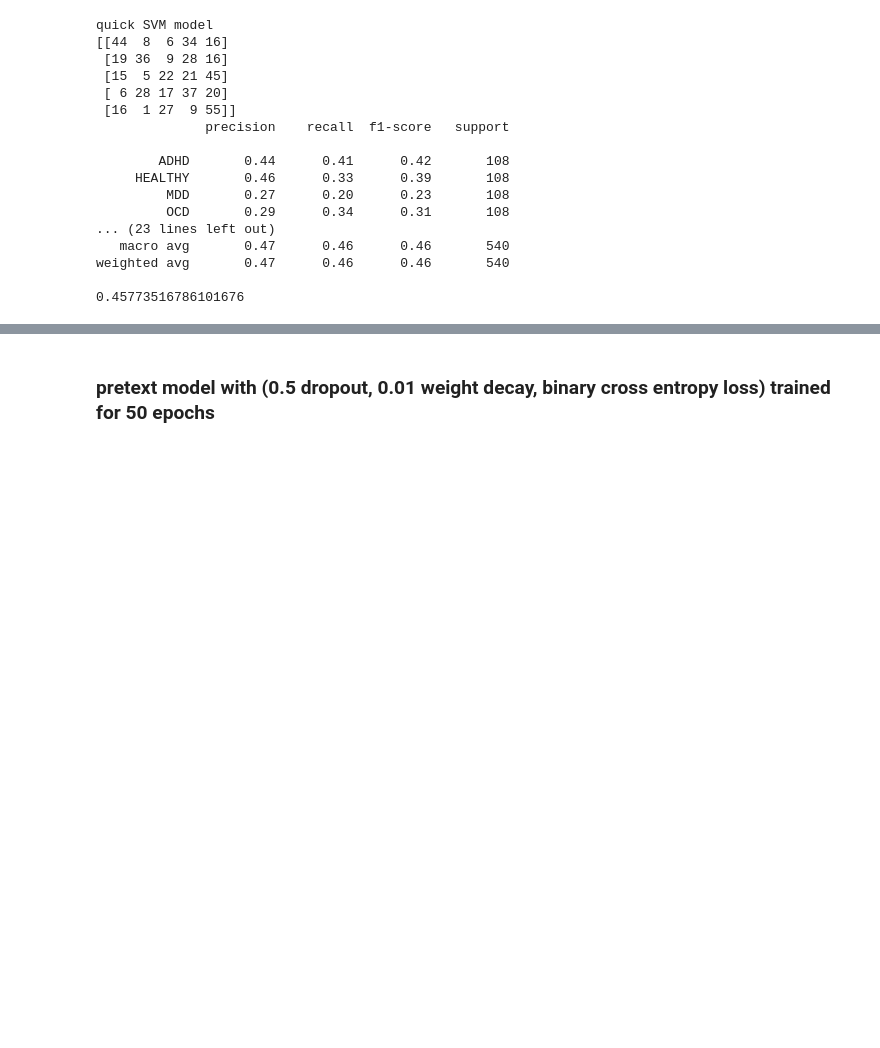
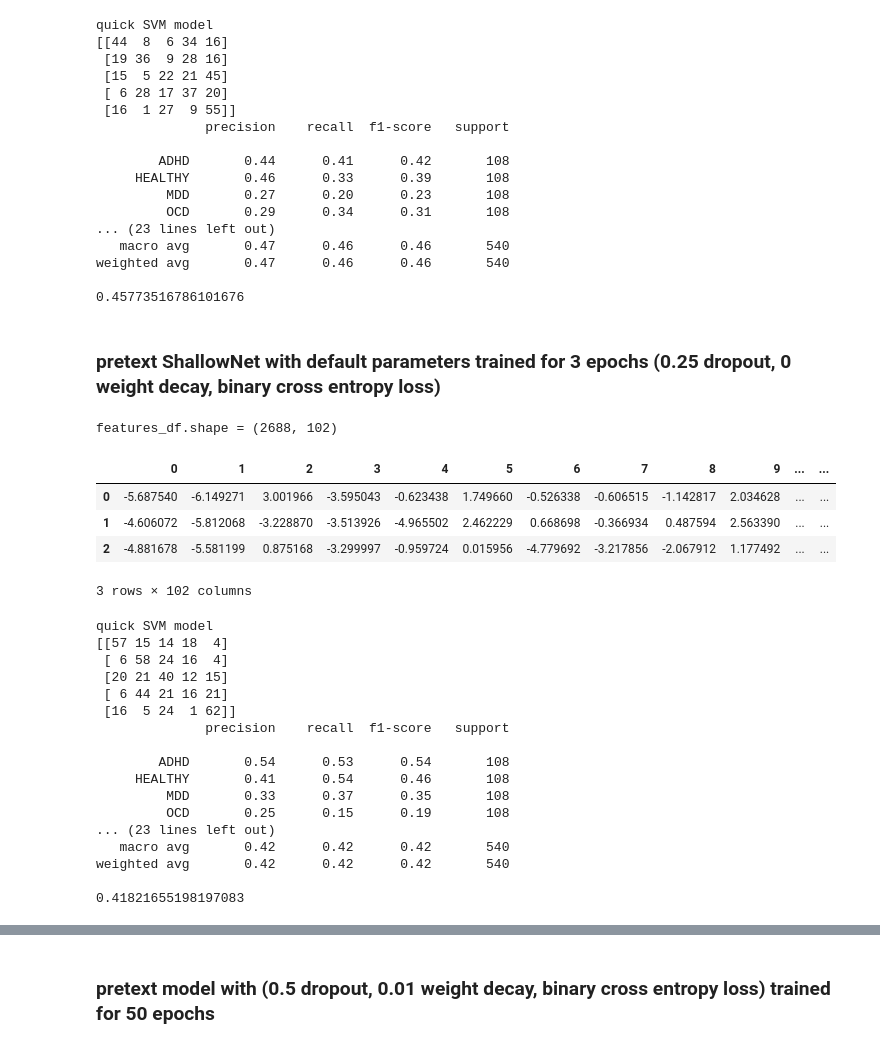
Before and after one commit to TSmolders/DataScience_Thesis, a Jupyter notebook: 2d_across_subject_pretext_feature_extraction.ipynb, the cells around one changed output, grey strips where cells are left out. Drawn from its saved outputs; the diff is of its cells as text; code cells hidden in the pictures; blank space fills up the shorter version.

Commit message:
ShallowNet

```diff
--- a/2d_across_subject_pretext_feature_extraction.ipynb
+++ b/2d_across_subject_pretext_feature_extraction.ipynb
@@ -392,3 +440,32 @@ quick SVM model
 weighted avg       0.47      0.46      0.46       540
 
 0.45773516786101676
+# %% [markdown]
+### pretext ShallowNet with default parameters trained for 3 epochs (0.25 dropout, 0 weight decay, binary cross entropy loss)
+# %%
+# best model checkpoint
+get_ssl_features('acrosssub_shallownet_default_pretext_model', dataset, df_sample, eval=True, to_disk=True, pretext_model='ShallowNet')
+# %% [output]
+features_df.shape = (2688, 102)
+|  | 0 | 1 | 2 | 3 | 4 | 5 | 6 | 7 | 8 | 9 | ... | ... |
+| 0 | -5.687540 | -6.149271 | 3.001966 | -3.595043 | -0.623438 | 1.749660 | -0.526338 | -0.606515 | -1.142817 | 2.034628 | ... | ... |
+| 1 | -4.606072 | -5.812068 | -3.228870 | -3.513926 | -4.965502 | 2.462229 | 0.668698 | -0.366934 | 0.487594 | 2.563390 | ... | ... |
+| 2 | -4.881678 | -5.581199 | 0.875168 | -3.299997 | -0.959724 | 0.015956 | -4.779692 | -3.217856 | -2.067912 | 1.177492 | ... | ... |
+3 rows × 102 columns
+quick SVM model
+[[57 15 14 18  4]
+ [ 6 58 24 16  4]
+ [20 21 40 12 15]
+ [ 6 44 21 16 21]
+ [16  5 24  1 62]]
+              precision    recall  f1-score   support
+
+        ADHD       0.54      0.53      0.54       108
+     HEALTHY       0.41      0.54      0.46       108
+         MDD       0.33      0.37      0.35       108
+         OCD       0.25      0.15      0.19       108
+... (23 lines left out)
+   macro avg       0.42      0.42      0.42       540
+weighted avg       0.42      0.42      0.42       540
+
+0.41821655198197083
```
Also changed, not shown: parts of 23 cells of this notebook, 7 other files.
